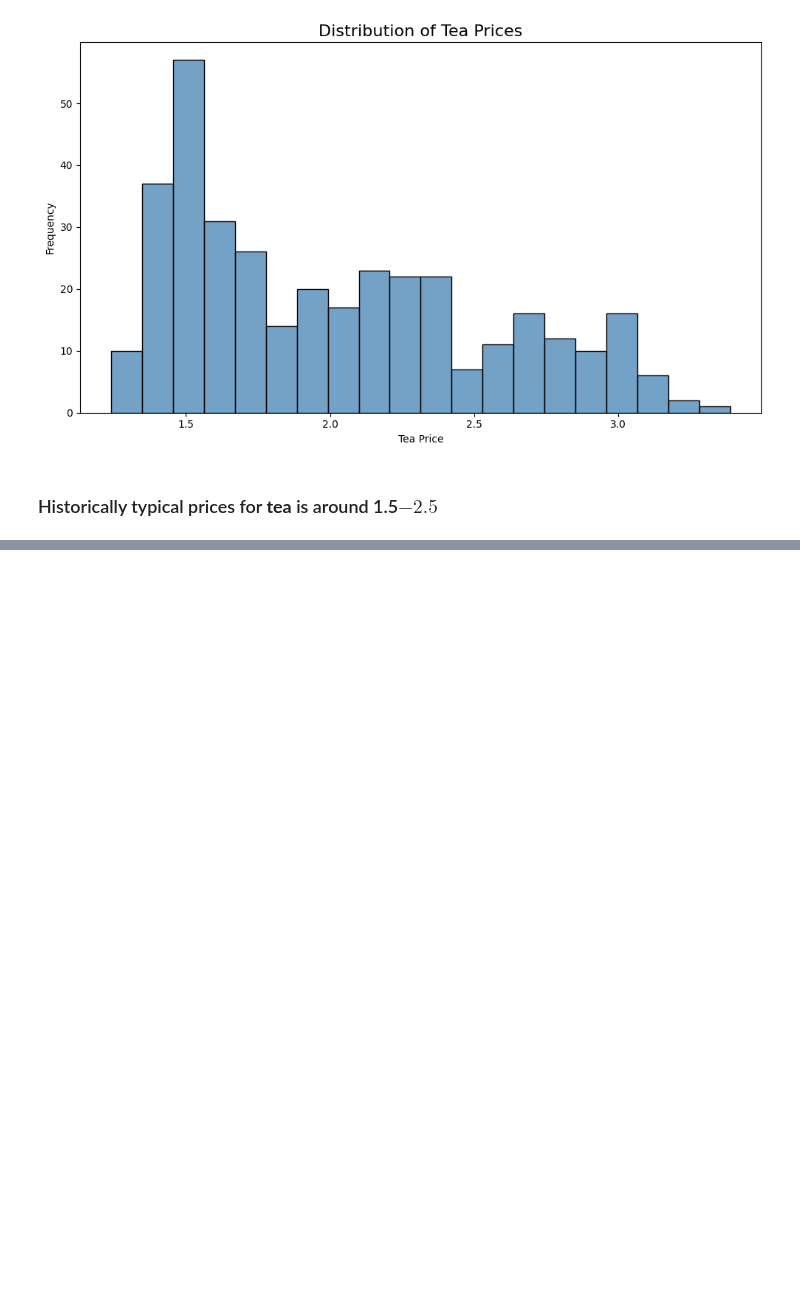
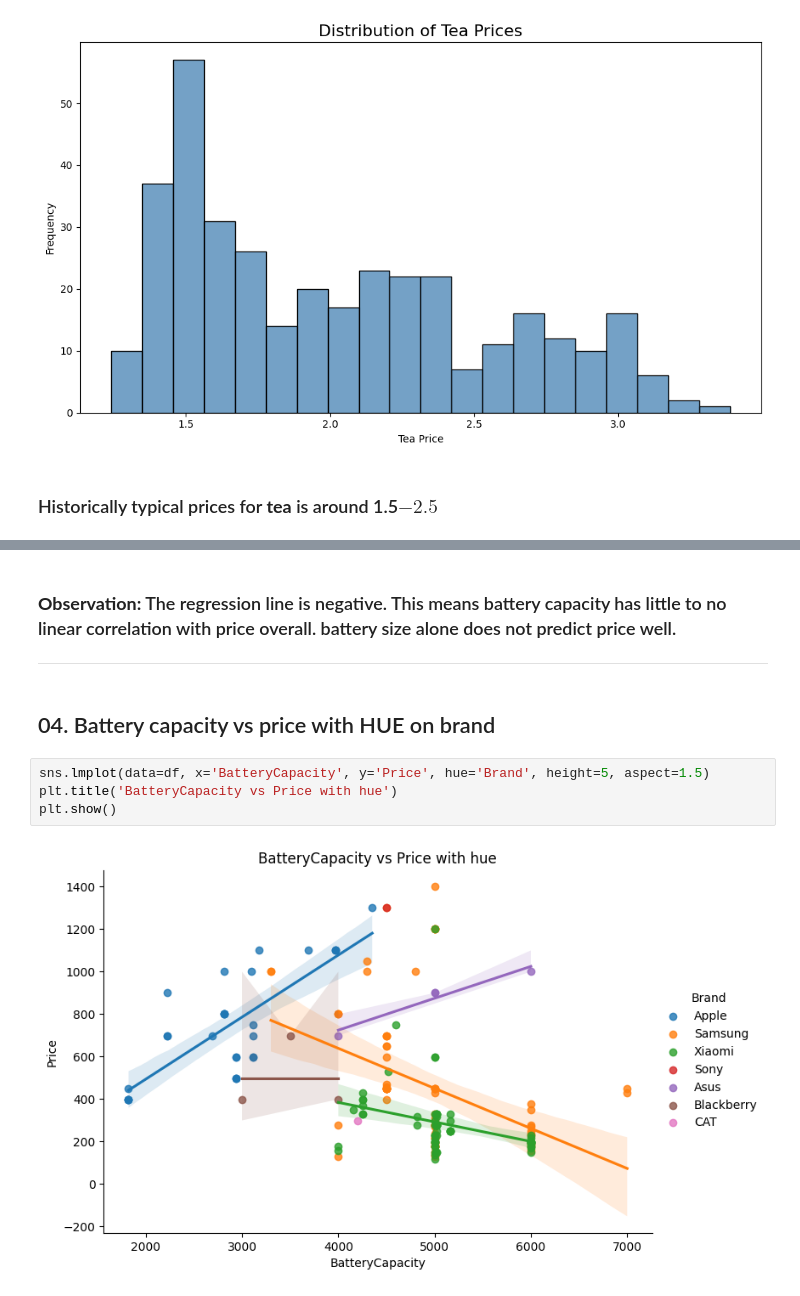
Before and after one commit to savinduthathsara-design/dataanalyticsexercises, a Jupyter notebook: Exercisesset03.ipynb, the cells around one changed output, grey strips where cells are left out. Cells and saved outputs as stored; diff of their text form; blank space fills up the shorter version.

```diff
--- a/Exercisesset03.ipynb
+++ b/Exercisesset03.ipynb
@@ -510,0 +574,11 @@ plt.show()
+# %% [markdown]
+### **Observation:** The regression line is negative. This means battery capacity has little to no linear correlation with price overall. battery size alone does not predict price well.
+___
+# %% [markdown]
+## 04. Battery capacity vs price with HUE on brand
+# %%
+sns.lmplot(data=df, x='BatteryCapacity', y='Price', hue='Brand', height=5, aspect=1.5)
+plt.title('BatteryCapacity vs Price with hue')
+plt.show()
+# %% [output]
+[figure, added]
```
Also changed, not shown: parts of 19 cells of this notebook.
